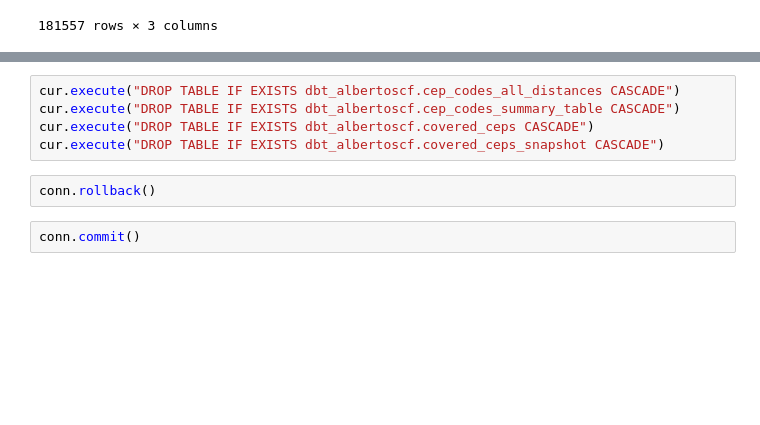
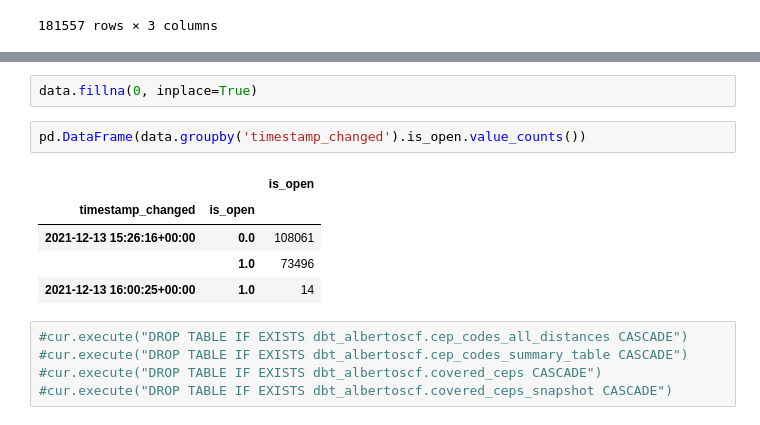
Before and after one commit to AlbertoSCF/location_data_analysis, a Jupyter notebook: 1-cep_codes_table_ETL.ipynb, the cells around one changed output, grey strips where cells are left out. Cells and saved outputs as stored; diff of their text form; blank space fills up the shorter version.

Commit message:
New execution of the bodyshops table

```diff
--- a/1-cep_codes_table_ETL.ipynb
+++ b/1-cep_codes_table_ETL.ipynb
@@ -344,9 +354,15 @@ pd.DataFrame(cur.fetchall(), columns=[desc[0] for desc in cur.description])
+# %%
+data.fillna(0, inplace=True)
+# %%
+pd.DataFrame(data.groupby('timestamp_changed').is_open.value_counts())
+# %% [output]
+|  |  | is_open |
+| timestamp_changed | is_open |  |
+| 2021-12-13 15:26:16+00:00 | 0.0 | 108061 |
+|  | 1.0 | 73496 |
+| 2021-12-13 16:00:25+00:00 | 1.0 | 14 |
 # %%
-cur.execute("DROP TABLE IF EXISTS dbt_albertoscf.cep_codes_all_distances CASCADE")
-cur.execute("DROP TABLE IF EXISTS dbt_albertoscf.cep_codes_summary_table CASCADE")
-cur.execute("DROP TABLE IF EXISTS dbt_albertoscf.covered_ceps CASCADE")
-cur.execute("DROP TABLE IF EXISTS dbt_albertoscf.covered_ceps_snapshot CASCADE")
+#cur.execute("DROP TABLE IF EXISTS dbt_albertoscf.cep_codes_all_distances CASCADE")
+#cur.execute("DROP TABLE IF EXISTS dbt_albertoscf.cep_codes_summary_table CASCADE")
+#cur.execute("DROP TABLE IF EXISTS dbt_albertoscf.covered_ceps CASCADE")
+#cur.execute("DROP TABLE IF EXISTS dbt_albertoscf.covered_ceps_snapshot CASCADE")
-# %%
-conn.rollback()
-# %%
-conn.commit()
```
Also changed, not shown: parts of 2 cells of this notebook, 2 other files.
